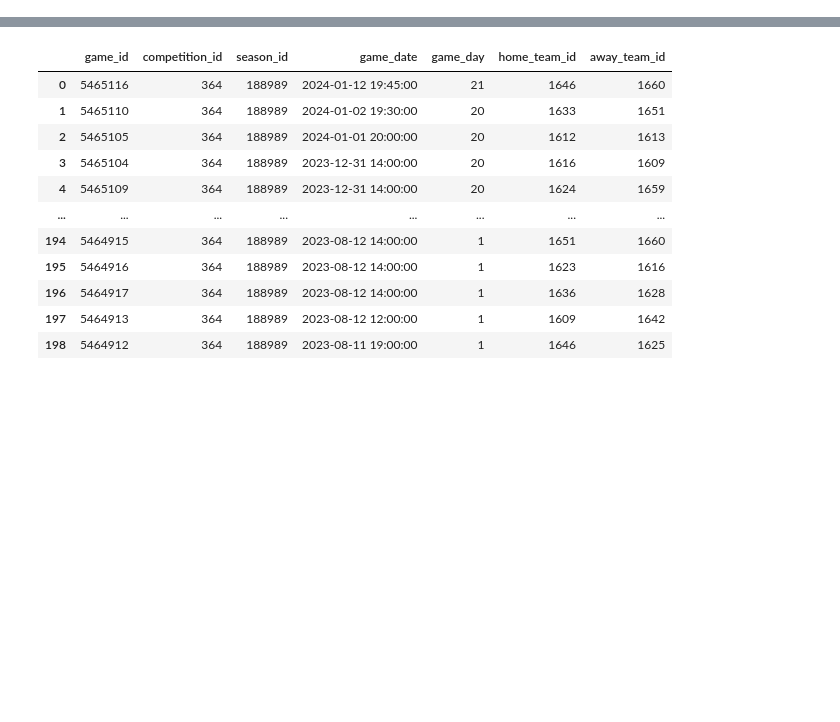
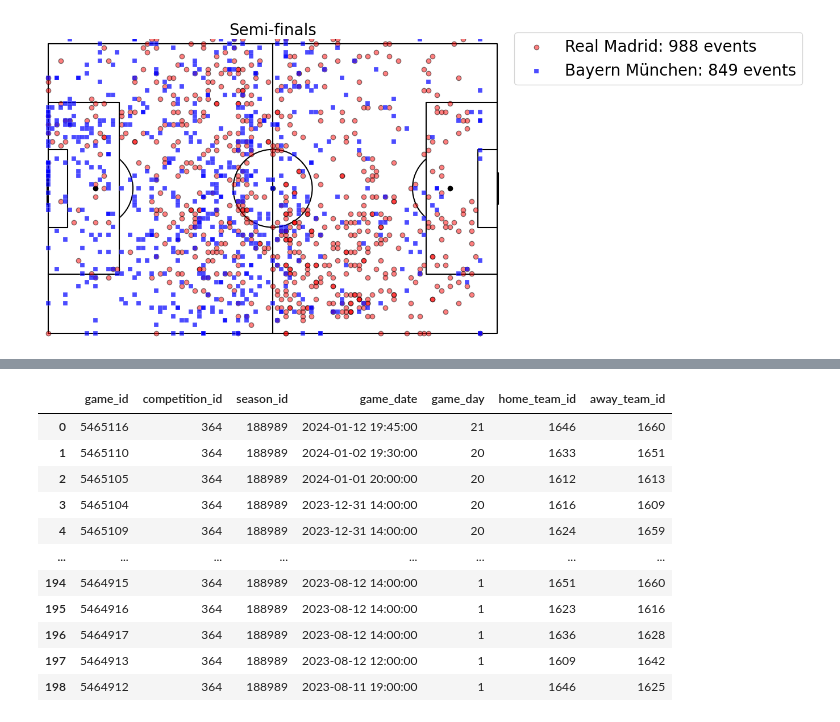
Before and after one commit to sotoblanco/FriendsOfTracking, a Jupyter notebook: notebooks/VAEP_3.ipynb, the cells around one changed output, grey strips where cells are left out. Drawn from its saved outputs; the diff is of its cells as text; code cells hidden in the pictures; blank space fills up the shorter version.

```diff
--- a/notebooks/VAEP_3.ipynb
+++ b/notebooks/VAEP_3.ipynb
@@ -54,0 +90,3 @@ api = WyscoutLoader(getter="remote", creds={"user":username, "passwd": password}
+# %%
+mad_mun['x_start'] = [x[0]['x'] for x in mad_mun['positions']]
+mad_mun['y_start'] = [x[0]['y'] for x in mad_mun['positions']]
@@ -54,0 +498,2 @@ api = WyscoutLoader(getter="remote", creds={"user":username, "passwd": password}
+# %%
+team_names = api.teams(5467184)
@@ -54,0 +515,17 @@ api = WyscoutLoader(getter="remote", creds={"user":username, "passwd": password}
+# %%
+match_label = "Semi-finals"
+# %%
+team_1, team_2 = np.unique(mad_mun['team_id'])
+df_team_1 = mad_mun[mad_mun['team_id'] == team_1]
+df_team_2 = mad_mun[mad_mun['team_id'] == team_2]
+
+f = draw_pitch("white", "black", "h", "full")
+plt.scatter(df_team_1['x_start'], df_team_1['y_start'], c='red', edgecolors="k", zorder=12,
+            alpha=0.5, label='%s: %s events' %(team_dict[team_1], len(df_team_1)))
+plt.scatter(df_team_2['x_start'], df_team_2['y_start'], marker='s', c='blue', edgecolors="w", linewidth=0.25, zorder=12,
+            alpha=0.7, label='%s: %s events' %(team_dict[team_2], len(df_team_2)))
+plt.legend(fontsize=20, bbox_to_anchor=(1.01, 1.05))
+plt.title(match_label, fontsize=20)
+plt.show()
+# %% [output]
+[figure, added]
```
Also changed, not shown: parts of 10 cells of this notebook, 10 other files.
